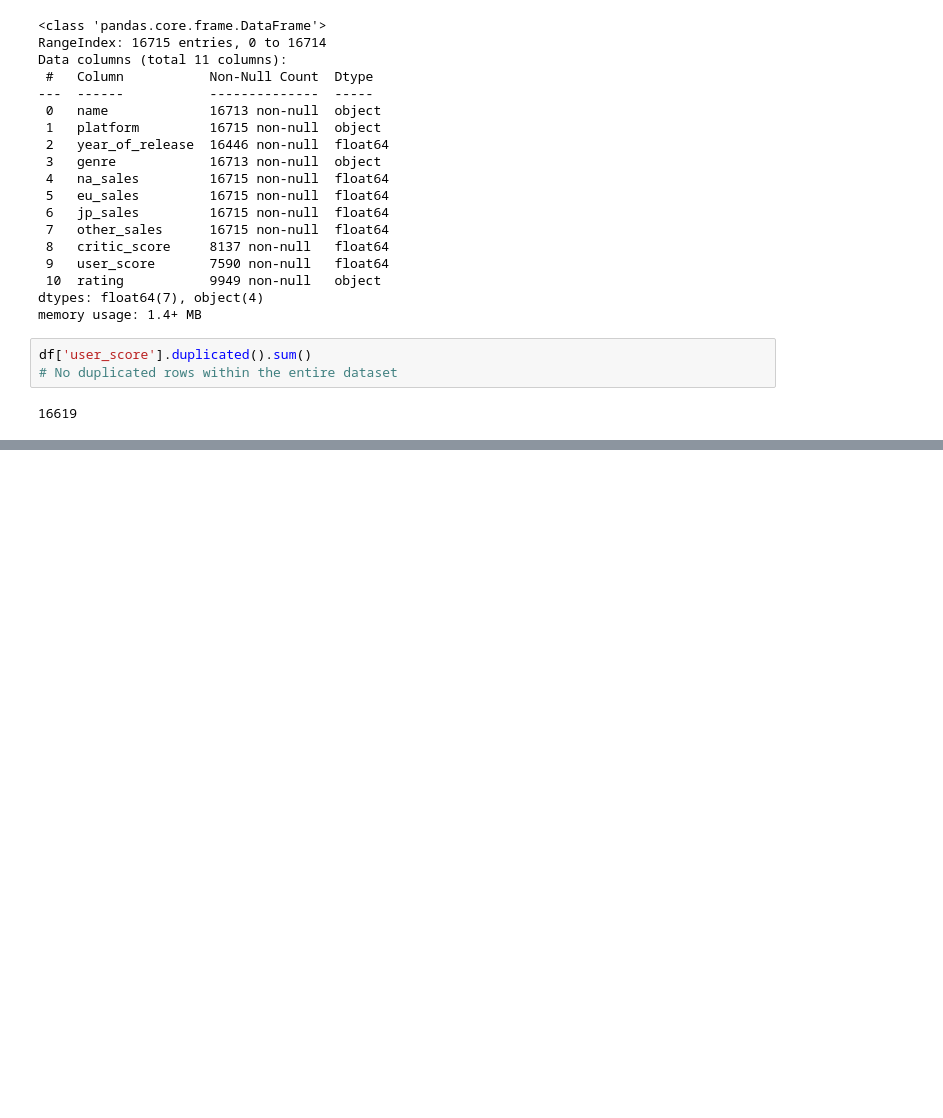
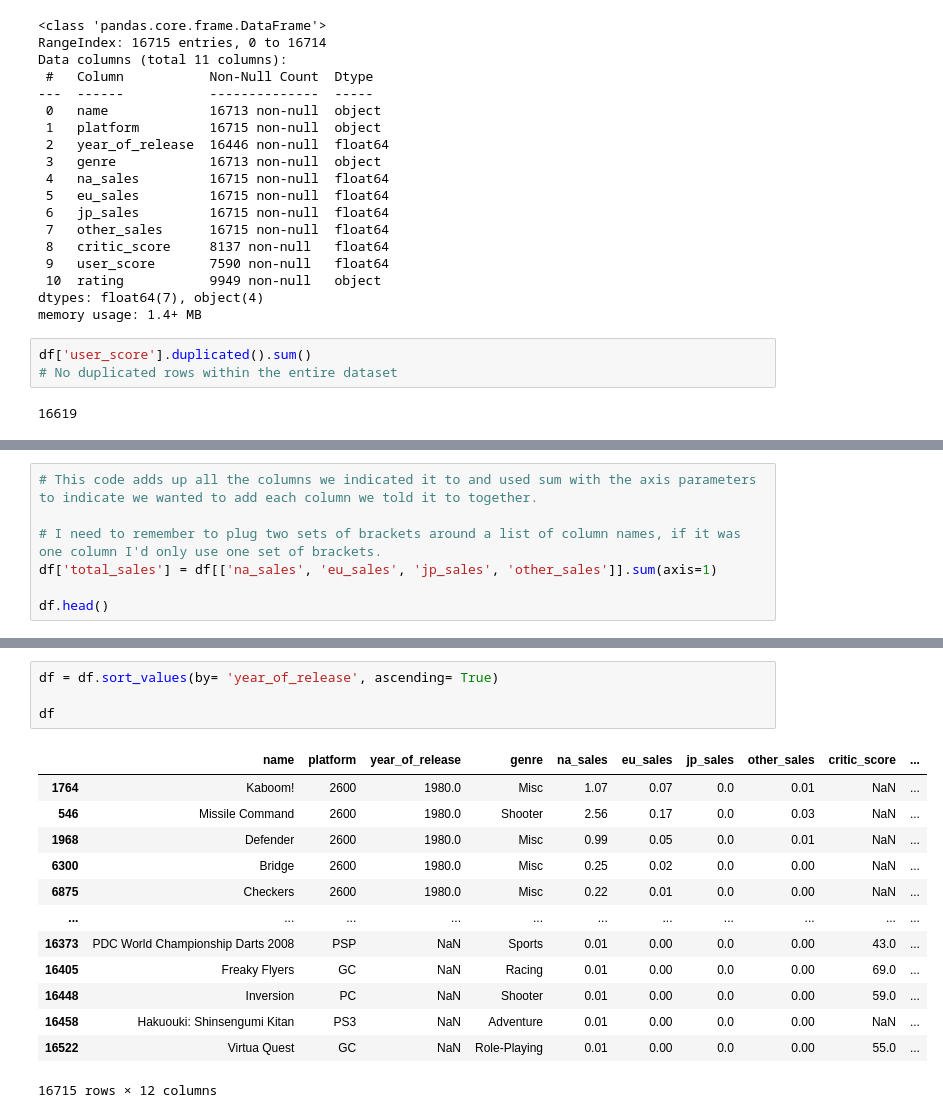
Before and after one commit to oliver-worth/GameStore-Ice-, a Jupyter notebook: IceEda-1.ipynb, the cells around one changed output, grey strips where cells are left out. Cells and saved outputs as stored; diff of their text form; blank space fills up the shorter version.

```diff
--- a/IceEda-1.ipynb
+++ b/IceEda-1.ipynb
@@ -88,0 +159,7 @@ There are many missing values from this dataset. The name column has two missing
+# %%
+# This code adds up all the columns we indicated it to and used sum with the axis parameters to indicate we wanted to add each column we told it to together.
+
+# I need to remember to plug two sets of brackets around a list of column names, if it was one column I'd only use one set of brackets.
+df['total_sales'] = df[['na_sales', 'eu_sales', 'jp_sales', 'other_sales']].sum(axis=1)
+
+df.head()
@@ -88,0 +173,18 @@ There are many missing values from this dataset. The name column has two missing
+# %%
+df = df.sort_values(by= 'year_of_release', ascending= True)
+
+df
+# %% [output]
+|  | name | platform | year_of_release | genre | na_sales | eu_sales | jp_sales | other_sales | critic_score | ... |
+| 1764 | Kaboom! | 2600 | 1980.0 | Misc | 1.07 | 0.07 | 0.0 | 0.01 | NaN | ... |
+| 546 | Missile Command | 2600 | 1980.0 | Shooter | 2.56 | 0.17 | 0.0 | 0.03 | NaN | ... |
+| 1968 | Defender | 2600 | 1980.0 | Misc | 0.99 | 0.05 | 0.0 | 0.01 | NaN | ... |
+| 6300 | Bridge | 2600 | 1980.0 | Misc | 0.25 | 0.02 | 0.0 | 0.00 | NaN | ... |
+| 6875 | Checkers | 2600 | 1980.0 | Misc | 0.22 | 0.01 | 0.0 | 0.00 | NaN | ... |
+| ... | ... | ... | ... | ... | ... | ... | ... | ... | ... | ... |
+| 16373 | PDC World Championship Darts 2008 | PSP | NaN | Sports | 0.01 | 0.00 | 0.0 | 0.00 | 43.0 | ... |
+| 16405 | Freaky Flyers | GC | NaN | Racing | 0.01 | 0.00 | 0.0 | 0.00 | 69.0 | ... |
+| 16448 | Inversion | PC | NaN | Shooter | 0.01 | 0.00 | 0.0 | 0.00 | 59.0 | ... |
+| 16458 | Hakuouki: Shinsengumi Kitan | PS3 | NaN | Adventure | 0.01 | 0.00 | 0.0 | 0.00 | NaN | ... |
+| 16522 | Virtua Quest | GC | NaN | Role-Playing | 0.01 | 0.00 | 0.0 | 0.00 | 55.0 | ... |
+16715 rows × 12 columns
```
Also changed, not shown: parts of 21 cells of this notebook.
